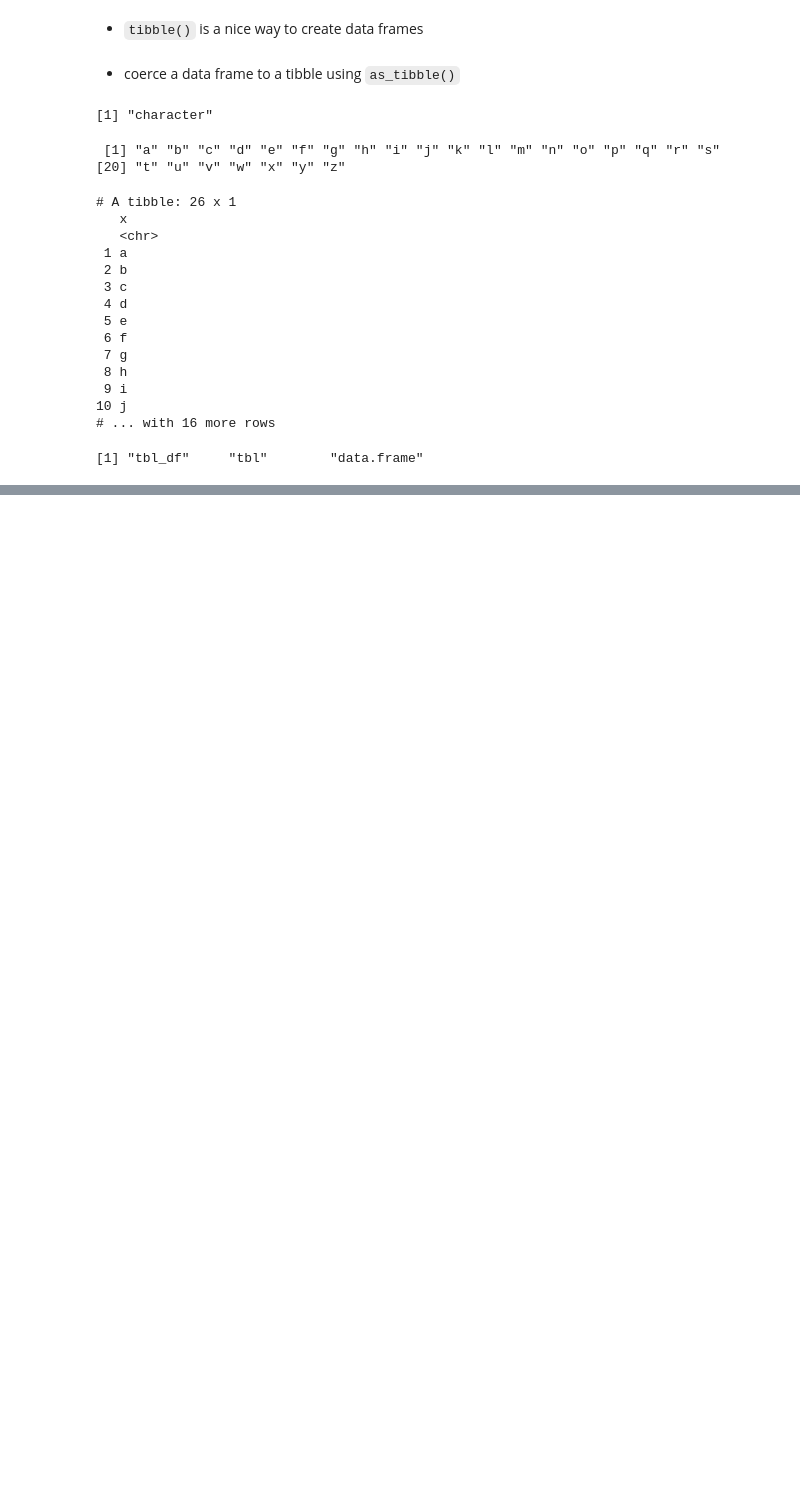
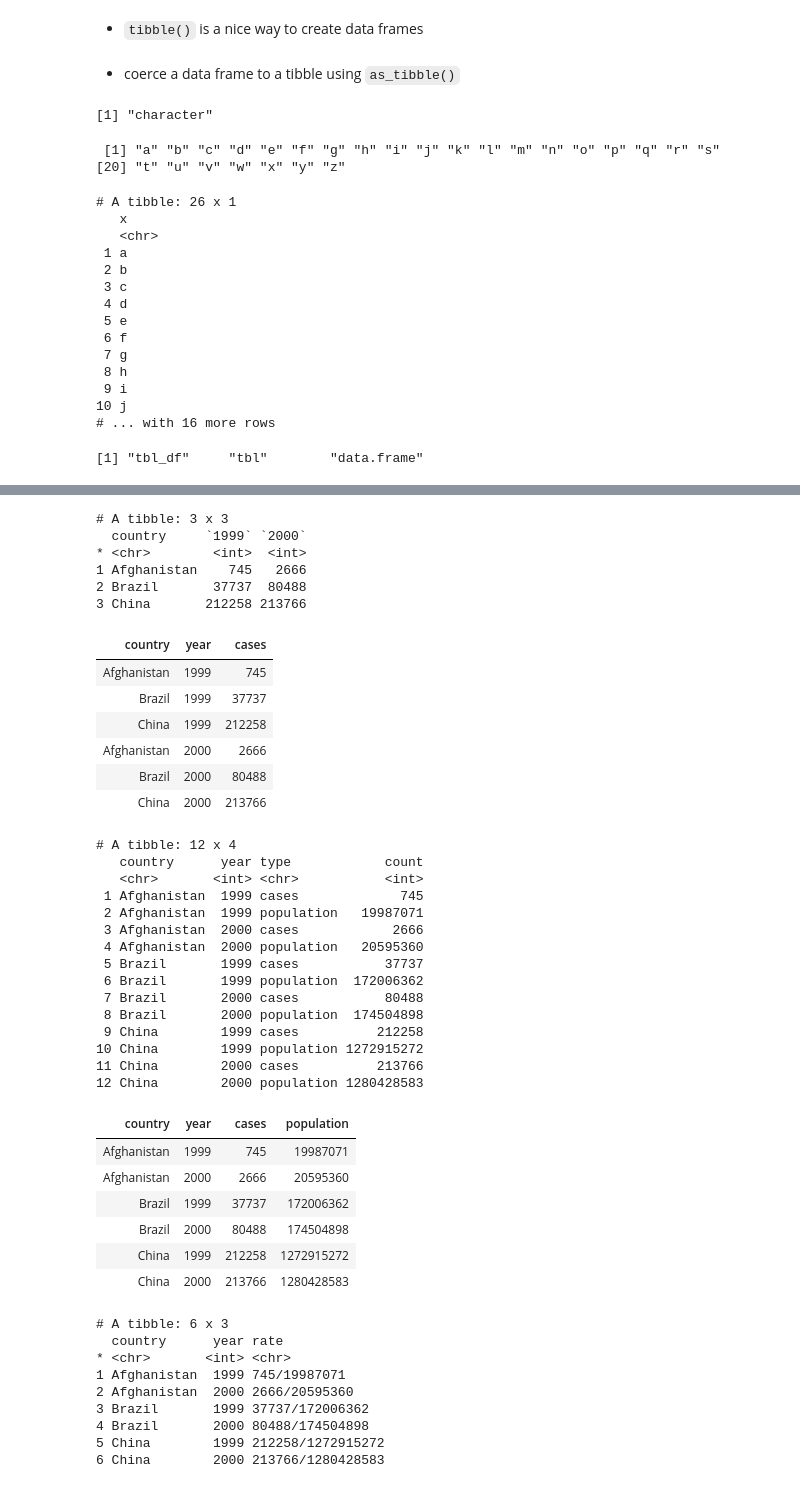
Before and after one commit to sumendar/DSwRandP-mar18, a Jupyter notebook: Reshaping-Data-Tibbles-and-tidyr/Slides.ipynb, the cells around one changed output, grey strips where cells are left out. Cells and saved outputs as stored; diff of their text form; code cells hidden in the pictures; blank space fills up the shorter version.

```diff
--- a/Reshaping-Data-Tibbles-and-tidyr/Slides.ipynb
+++ b/Reshaping-Data-Tibbles-and-tidyr/Slides.ipynb
@@ -43,0 +193,54 @@ class
+# %%
+data(package="tidyr")
+print(table4a)
+gather(table4a, `1999`, `2000`,key = "year", value = "cases")
+#?gather
+print(table2)
+spread(table2, type, count)
+
+print(table3)
+# %% [output]
+# A tibble: 3 x 3
+  country     `1999` `2000`
+* <chr>        <int>  <int>
+1 Afghanistan    745   2666
+2 Brazil       37737  80488
+3 China       212258 213766
+| country | year | cases |
+| Afghanistan | 1999 | 745 |
+| Brazil | 1999 | 37737 |
+| China | 1999 | 212258 |
+| Afghanistan | 2000 | 2666 |
+| Brazil | 2000 | 80488 |
+| China | 2000 | 213766 |
+# A tibble: 12 x 4
+   country      year type            count
+   <chr>       <int> <chr>           <int>
+ 1 Afghanistan  1999 cases             745
+ 2 Afghanistan  1999 population   19987071
+ 3 Afghanistan  2000 cases            2666
+ 4 Afghanistan  2000 population   20595360
+ 5 Brazil       1999 cases           37737
+ 6 Brazil       1999 population  172006362
+ 7 Brazil       2000 cases           80488
+ 8 Brazil       2000 population  174504898
+ 9 China        1999 cases          212258
+10 China        1999 population 1272915272
+11 China        2000 cases          213766
+12 China        2000 population 1280428583
+| country | year | cases | population |
+| Afghanistan | 1999 | 745 | 19987071 |
+| Afghanistan | 2000 | 2666 | 20595360 |
+| Brazil | 1999 | 37737 | 172006362 |
+| Brazil | 2000 | 80488 | 174504898 |
+| China | 1999 | 212258 | 1272915272 |
+| China | 2000 | 213766 | 1280428583 |
+# A tibble: 6 x 3
+  country      year rate
+* <chr>       <int> <chr>
+1 Afghanistan  1999 745/19987071
+2 Afghanistan  2000 2666/20595360
+3 Brazil       1999 37737/172006362
+4 Brazil       2000 80488/174504898
+5 China        1999 212258/1272915272
+6 China        2000 213766/1280428583
```
Also changed, not shown: parts of 7 cells of this notebook, 1 other file.
